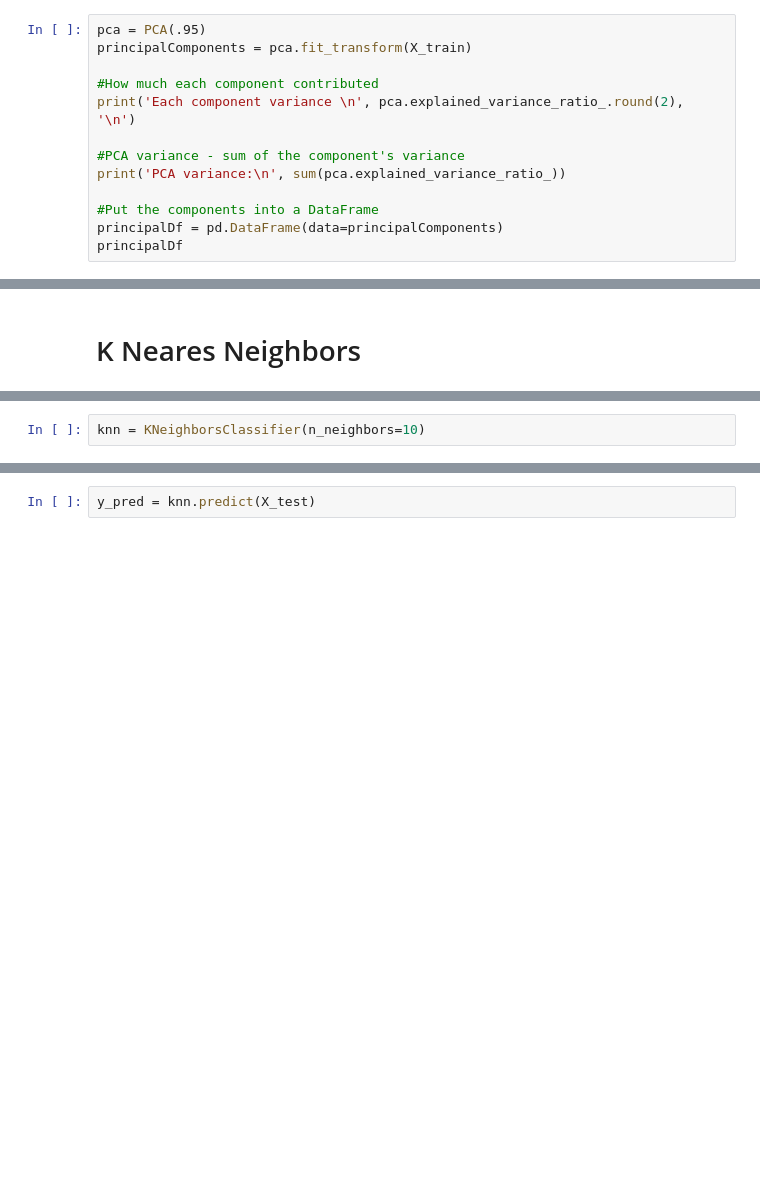
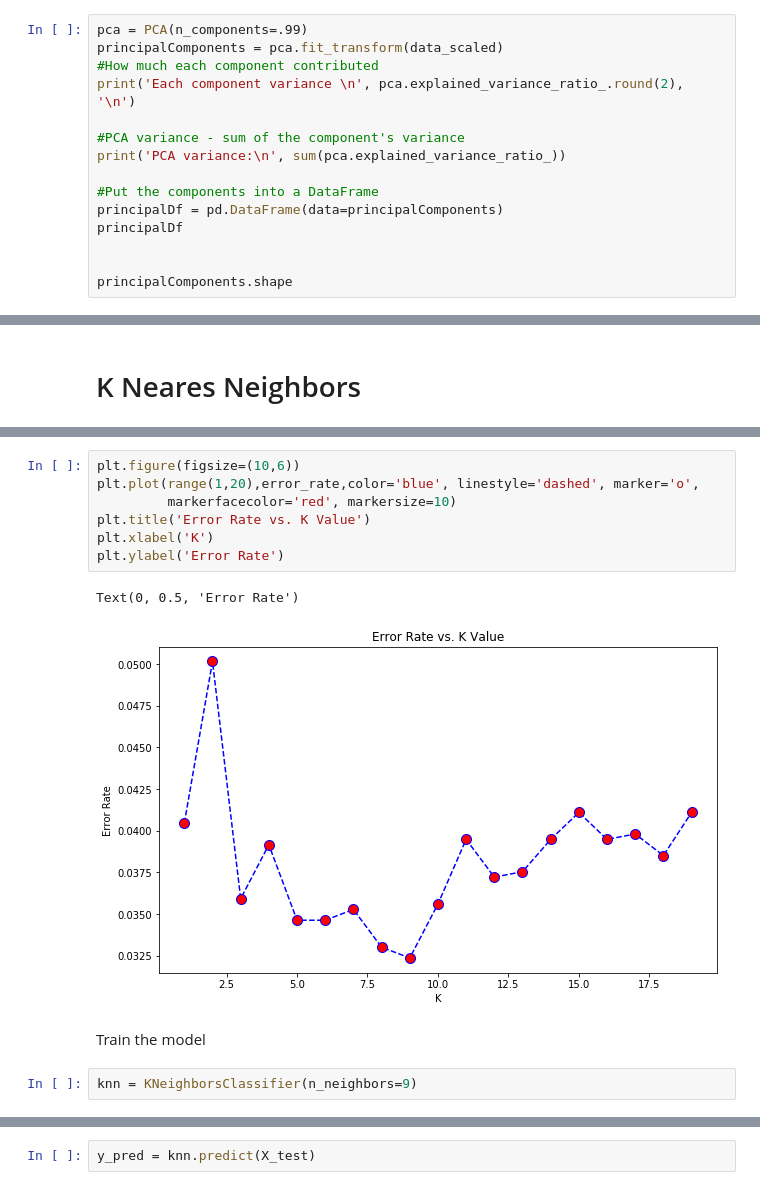
Before and after one commit to albertturcu/mandatory-datascience, a Jupyter notebook: humanactivity.ipynb, the cells around one changed output, grey strips where cells are left out. Saved outputs shown, nothing was run; the diff lists cells and outputs as text; blank space fills up the shorter version.

```diff
--- a/humanactivity.ipynb
+++ b/humanactivity.ipynb
@@ -97,7 +95,6 @@ X_train = StandardScaler().fit_transform(X_train)
 # %%
-pca = PCA(.95)
-principalComponents = pca.fit_transform(X_train)
-
+pca = PCA(n_components=.99)
+principalComponents = pca.fit_transform(data_scaled)
 #How much each component contributed
 print('Each component variance \n', pca.explained_variance_ratio_.round(2), '\n')
 
@@ -107,5 +104,8 @@ print('PCA variance:\n', sum(pca.explained_variance_ratio_))
 #Put the components into a DataFrame
 principalDf = pd.DataFrame(data=principalComponents)
 principalDf
+
+
+principalComponents.shape
 # %% [output]
 Each component variance
@@ -170,5 +155,17 @@ y_test = test_data['Activity']
+# %%
+plt.figure(figsize=(10,6))
+plt.plot(range(1,20),error_rate,color='blue', linestyle='dashed', marker='o',
+         markerfacecolor='red', markersize=10)
+plt.title('Error Rate vs. K Value')
+plt.xlabel('K')
+plt.ylabel('Error Rate')
+# %% [output]
+Text(0, 0.5, 'Error Rate')
+[figure, added]
+# %% [markdown]
+Train the model
 # %%
-knn = KNeighborsClassifier(n_neighbors=10)
+knn = KNeighborsClassifier(n_neighbors=9)
 # %%
 knn.fit(X_train, y_train)
 # %% [output]
```
Also changed, not shown: parts of 34 cells of this notebook.
